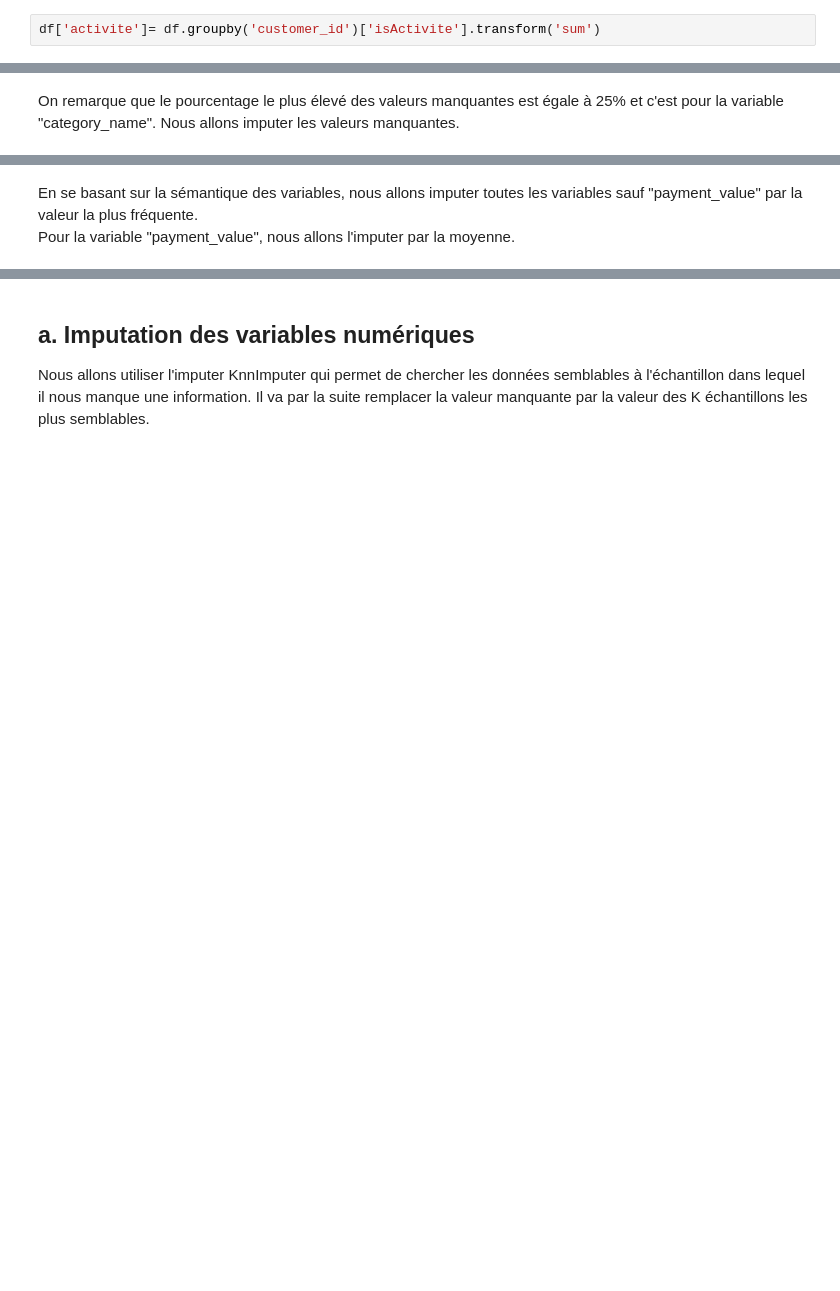
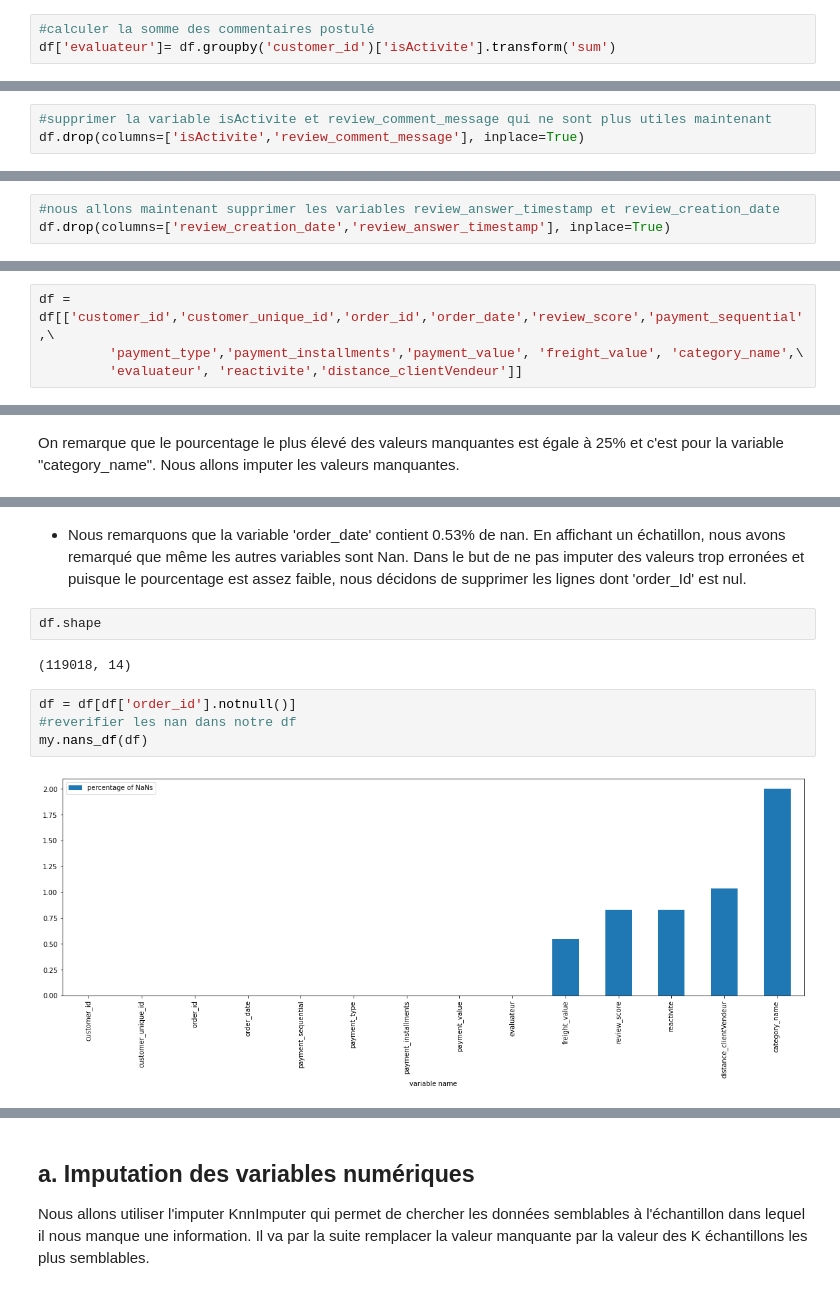
Before and after one commit to Soumaya-kh/POlist, a Jupyter notebook: POLIST_01_notebookanalyse.ipynb, the cells around one changed output, grey strips where cells are left out. Saved outputs shown, nothing was run; the diff lists cells and outputs as text; blank space fills up the shorter version.

Commit message:
add: -calcul distance customer-seller - standardisation des données -PCA

```diff
--- a/POLIST_01_notebookanalyse.ipynb
+++ b/POLIST_01_notebookanalyse.ipynb
@@ -1004,3 +1047,4 @@ df['isActivite']= np.where((df['review_comment_message'].isnull()), 0,1)
 # %%
-df['activite']= df.groupby('customer_id')['isActivite'].transform('sum')
+#calculer la somme des commentaires postulé
+df['evaluateur']= df.groupby('customer_id')['isActivite'].transform('sum')
 # %%
@@ -1008,2 +1055,5 @@ df['activite'].unique()
+# %%
+#supprimer la variable isActivite et review_comment_message qui ne sont plus utiles maintenant
+df.drop(columns=['isActivite','review_comment_message'], inplace=True)
 # %%
 df.head()
@@ -1016,5 +1073,8 @@ df['review_answer_timestamp']= pd.to_datetime(df['review_answer_timestamp'])
 df['review_creation_date']= pd.to_datetime(df['review_creation_date'])
 #calcul reactivite
 df['reactivite'] = (df['review_answer_timestamp']-df['review_creation_date']).dt.days
+# %%
+#nous allons maintenant supprimer les variables review_answer_timestamp et review_creation_date
+df.drop(columns=['review_creation_date','review_answer_timestamp'], inplace=True)
 # %%
 df.head()
@@ -1025,3 +1101,7 @@ Dans cette section, nous allons imputer les NaN.
+# %%
+df = df[['customer_id','customer_unique_id','order_id','order_date','review_score','payment_sequential',\
+         'payment_type','payment_installments','payment_value', 'freight_value', 'category_name',\
+         'evaluateur', 'reactivite','distance_clientVendeur']]
 # %%
 #affichage des barplots des valeurs manquantes
 my.nans_df(df)
@@ -1037,3 +1155,12 @@ df.columns[df.isna().any()].tolist()
 # %% [markdown]
-En se basant sur la sémantique des variables, nous allons imputer toutes les variables sauf "payment_value" par la valeur la plus fréquente.
-Pour la variable "payment_value", nous allons l'imputer par la moyenne.
+- Nous remarquons que la variable 'order_date' contient 0.53% de nan. En affichant un échatillon, nous avons remarqué que même les autres variables sont Nan. Dans le but de ne pas imputer des valeurs trop erronées et puisque le pourcentage est assez faible, nous décidons de supprimer les lignes dont 'order_Id' est nul.
+# %%
+df.shape
+# %% [output]
+(119018, 14)
+# %%
+df = df[df['order_id'].notnull()]
+#reverifier les nan dans notre df
+my.nans_df(df)
+# %% [output]
+[figure, added]
```
Also changed, not shown: parts of 111 cells of this notebook.
